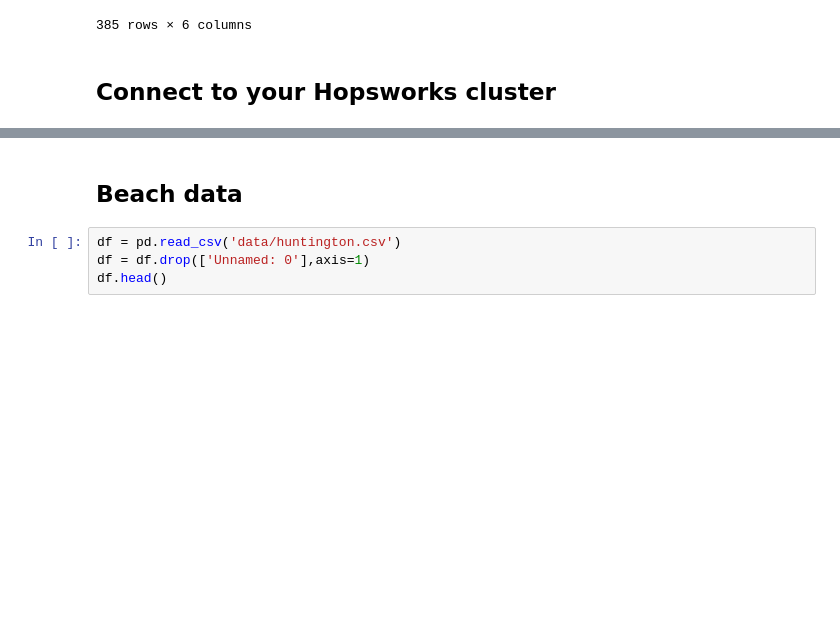
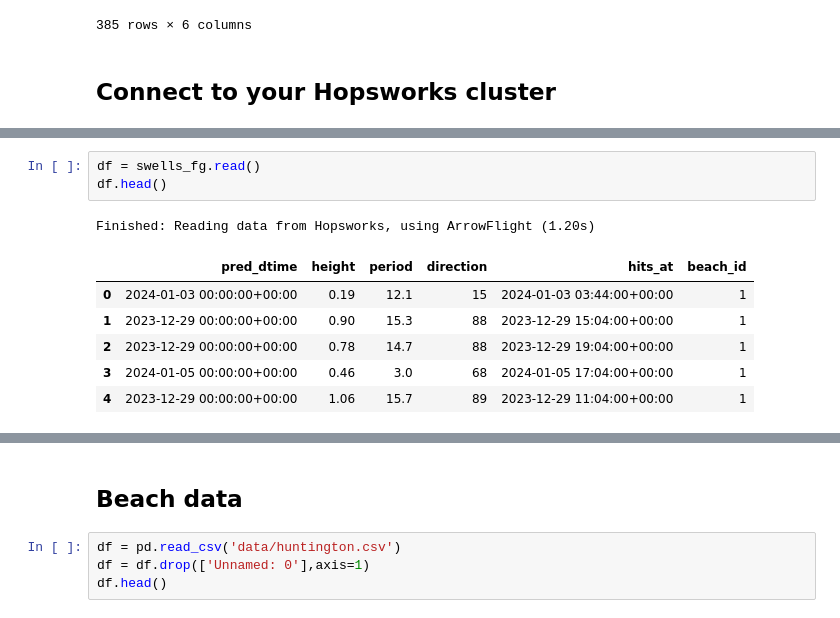
Before and after one commit to MischaRauch/wave_height_prediction_huntington, a Jupyter notebook: wave-feature-daily-pipeline/wave-feature-daily-pipeline.ipynb, the cells around one changed output, grey strips where cells are left out. Cells and saved outputs as stored; diff of their text form; blank space fills up the shorter version.

```diff
--- a/wave-feature-daily-pipeline/wave-feature-daily-pipeline.ipynb
+++ b/wave-feature-daily-pipeline/wave-feature-daily-pipeline.ipynb
@@ -345,0 +378,11 @@ https://c.app.hopsworks.ai/p/194711/jobs/named/buoy_swells_huntington_1_offline_
+# %%
+df = swells_fg.read()
+df.head()
+# %% [output]
+Finished: Reading data from Hopsworks, using ArrowFlight (1.20s)
+|  | pred_dtime | height | period | direction | hits_at | beach_id |
+| 0 | 2024-01-03 00:00:00+00:00 | 0.19 | 12.1 | 15 | 2024-01-03 03:44:00+00:00 | 1 |
+| 1 | 2023-12-29 00:00:00+00:00 | 0.90 | 15.3 | 88 | 2023-12-29 15:04:00+00:00 | 1 |
+| 2 | 2023-12-29 00:00:00+00:00 | 0.78 | 14.7 | 88 | 2023-12-29 19:04:00+00:00 | 1 |
+| 3 | 2024-01-05 00:00:00+00:00 | 0.46 | 3.0 | 68 | 2024-01-05 17:04:00+00:00 | 1 |
+| 4 | 2023-12-29 00:00:00+00:00 | 1.06 | 15.7 | 89 | 2023-12-29 11:04:00+00:00 | 1 |
```
Also changed, not shown: parts of 8 cells of this notebook, 2 other files.
